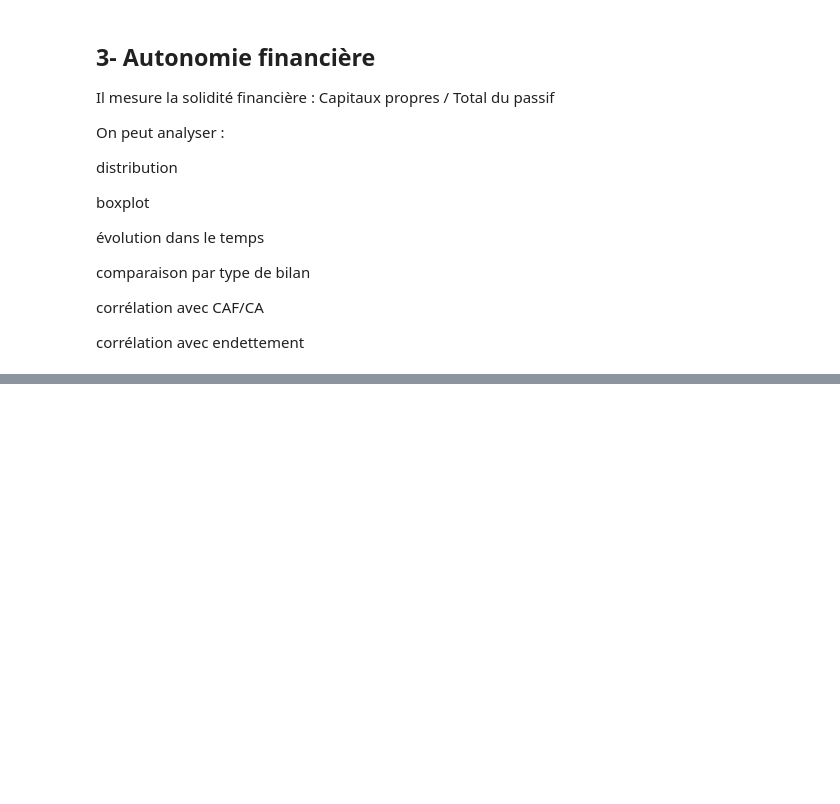
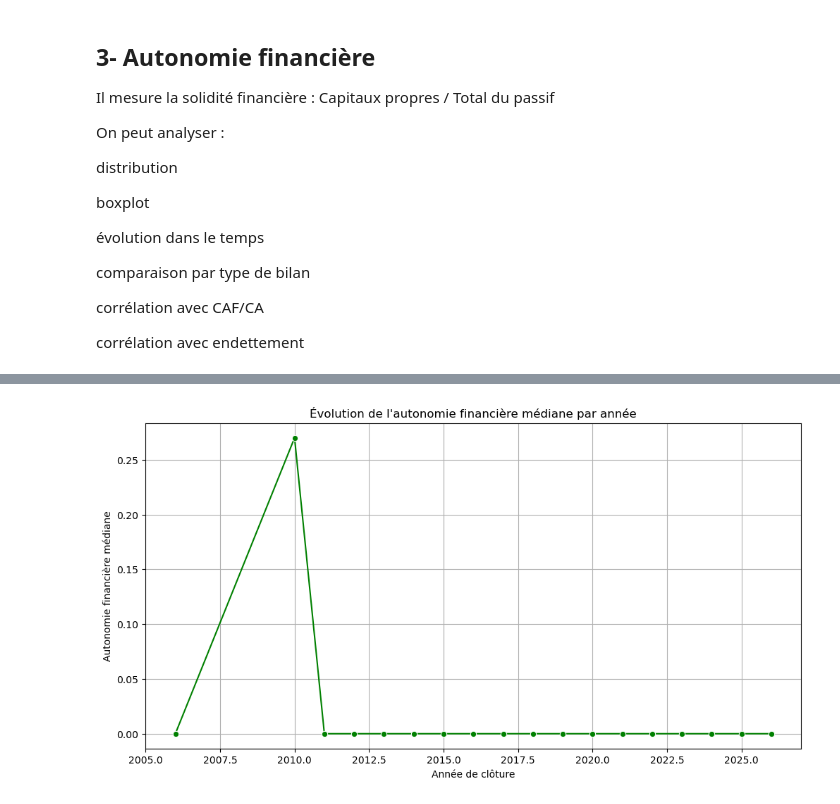
Before and after one commit to khelifaYacine/signaux-faibles-finance, a Jupyter notebook: 01_exploration.ipynb, the cells around one changed output, grey strips where cells are left out. Saved outputs shown, nothing was run; the diff lists cells and outputs as text; code cells hidden in the pictures; blank space fills up the shorter version.

```diff
--- a/01_exploration.ipynb
+++ b/01_exploration.ipynb
@@ -480,0 +516,12 @@ corrélation avec endettement
+# %%
+df_auto_year = df_auto.groupby("annee")["Autonomie_financiere"].median()
+
+plt.figure(figsize=(12,6))
+sns.lineplot(x=df_auto_year.index, y=df_auto_year.values, marker="o", color="green")
+plt.title("Évolution de l'autonomie financière médiane par année")
+plt.xlabel("Année de clôture")
+plt.ylabel("Autonomie financière médiane")
+plt.grid(True)
+plt.show()
+# %% [output]
+[figure, added]
```
Also changed, not shown: parts of 9 cells of this notebook.
